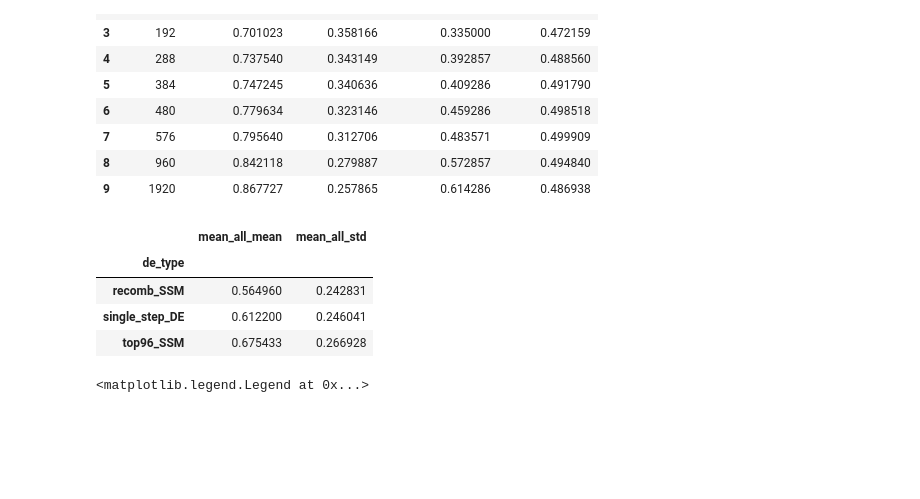
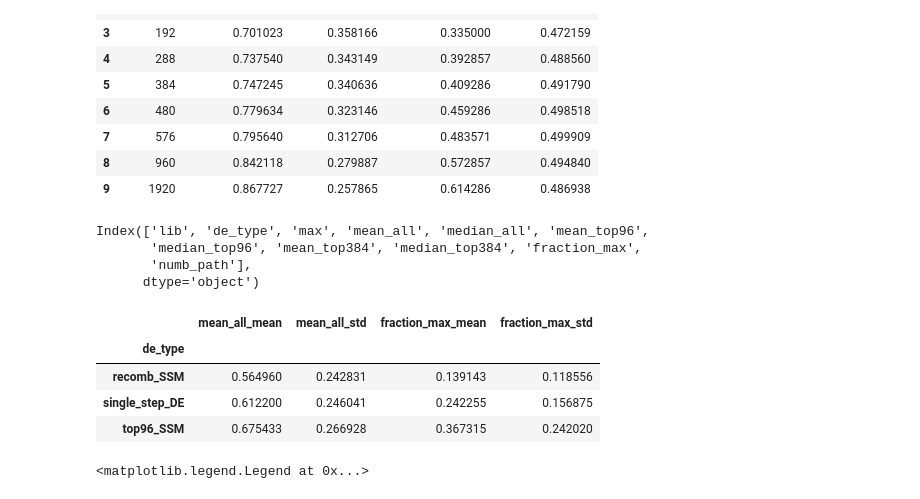
Before and after one commit to fhalab/SSMuLA, a Jupyter notebook: sandbox/avg_datasets.ipynb, the cells around one changed output. Saved outputs shown, nothing was run; the diff lists cells and outputs as text; code cells hidden in the pictures; blank space fills up the shorter version.

```diff
--- a/sandbox/avg_datasets.ipynb
+++ b/sandbox/avg_datasets.ipynb
@@ -44,17 +44,24 @@ avg_mlde
 | 7 | 576 | 0.795640 | 0.312706 | 0.483571 | 0.499909 |
 | 8 | 960 | 0.842118 | 0.279887 | 0.572857 | 0.494840 |
 | 9 | 1920 | 0.867727 | 0.257865 | 0.614286 | 0.486938 |
+# %%
+de_all.columns
+# %% [output]
+Index(['lib', 'de_type', 'max', 'mean_all', 'median_all', 'mean_top96',
+       'median_top96', 'mean_top384', 'median_top384', 'fraction_max',
+       'numb_path'],
+      dtype='object')
 # %%
-de_avg = de_all[["de_type", "mean_all"]].groupby("de_type").agg(["mean", "std"])
+de_avg = de_all[["de_type", "mean_all", "fraction_max"]].groupby("de_type").agg(["mean", "std"])
 de_avg.columns = ['{}_{}'.format(i, j) for i, j in de_avg.columns]
 de_avg = de_avg.rename(columns={'de_type_': 'de_type'})
 de_avg
 # %% [output]
-|  | mean_all_mean | mean_all_std |
-| de_type |  |  |
-| recomb_SSM | 0.564960 | 0.242831 |
-| single_step_DE | 0.612200 | 0.246041 |
-| top96_SSM | 0.675433 | 0.266928 |
+|  | mean_all_mean | mean_all_std | fraction_max_mean | fraction_max_std |
+| de_type |  |  |  |  |
+| recomb_SSM | 0.564960 | 0.242831 | 0.139143 | 0.118556 |
+| single_step_DE | 0.612200 | 0.246041 | 0.242255 | 0.156875 |
+| top96_SSM | 0.675433 | 0.266928 | 0.367315 | 0.242020 |
 # %%
 from SSMuLA.de_simulations import DE_COLORS, DE_TYPES, DE_LEGEND_MAP
 from SSMuLA.vis import PRESENTATION_PALETTE_SATURATE
```
Also changed, not shown: parts of 11 cells of this notebook.
